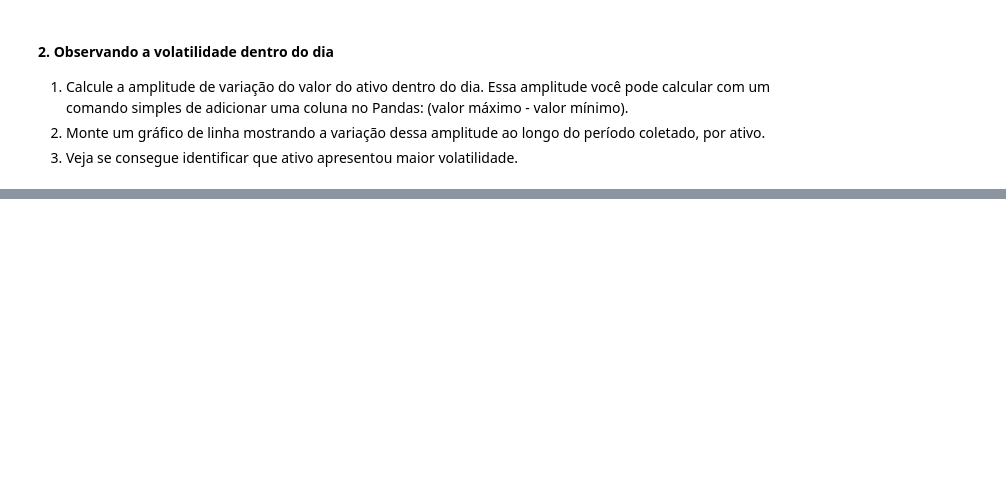
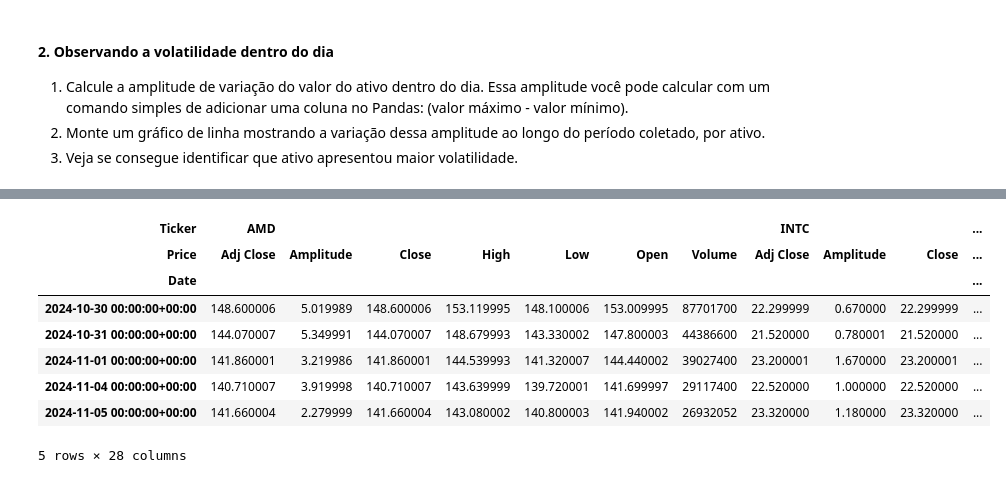
Before and after one commit to LucianoContri/DataScience, a Jupyter notebook: Gestão avançada de Dados e Desenvolvimento de aplicações/Descritiva III - Gráficos interativos/mod22_tarefa01.ipynb, the cells around one changed output, grey strips where cells are left out. Drawn from its saved outputs; the diff is of its cells as text; code cells hidden in the pictures; blank space fills up the shorter version.

```diff
--- a/Gestão avançada de Dados e Desenvolvimento de aplicações/Descritiva III - Gráficos interativos/mod22_tarefa01.ipynb
+++ b/Gestão avançada de Dados e Desenvolvimento de aplicações/Descritiva III - Gráficos interativos/mod22_tarefa01.ipynb
@@ -17,0 +91,16 @@
+# %%
+# Swap the levels of the MultiIndex columns
+df = data.swaplevel(axis=1)
+# Sort the columns to group tickers together
+df = df.sort_index(axis=1, level=0)
+df.tail()
+# %% [output]
+| Ticker | AMD |  |  |  |  |  |  | INTC |  |  | ... |
+| Price | Adj Close | Amplitude | Close | High | Low | Open | Volume | Adj Close | Amplitude | Close | ... |
+| Date |  |  |  |  |  |  |  |  |  |  | ... |
+| 2024-10-30 00:00:00+00:00 | 148.600006 | 5.019989 | 148.600006 | 153.119995 | 148.100006 | 153.009995 | 87701700 | 22.299999 | 0.670000 | 22.299999 | ... |
+| 2024-10-31 00:00:00+00:00 | 144.070007 | 5.349991 | 144.070007 | 148.679993 | 143.330002 | 147.800003 | 44386600 | 21.520000 | 0.780001 | 21.520000 | ... |
+| 2024-11-01 00:00:00+00:00 | 141.860001 | 3.219986 | 141.860001 | 144.539993 | 141.320007 | 144.440002 | 39027400 | 23.200001 | 1.670000 | 23.200001 | ... |
+| 2024-11-04 00:00:00+00:00 | 140.710007 | 3.919998 | 140.710007 | 143.639999 | 139.720001 | 141.699997 | 29117400 | 22.520000 | 1.000000 | 22.520000 | ... |
+| 2024-11-05 00:00:00+00:00 | 141.660004 | 2.279999 | 141.660004 | 143.080002 | 140.800003 | 141.940002 | 26932052 | 23.320000 | 1.180000 | 23.320000 | ... |
+5 rows × 28 columns
```
Also changed, not shown: parts of 4 cells of this notebook.
